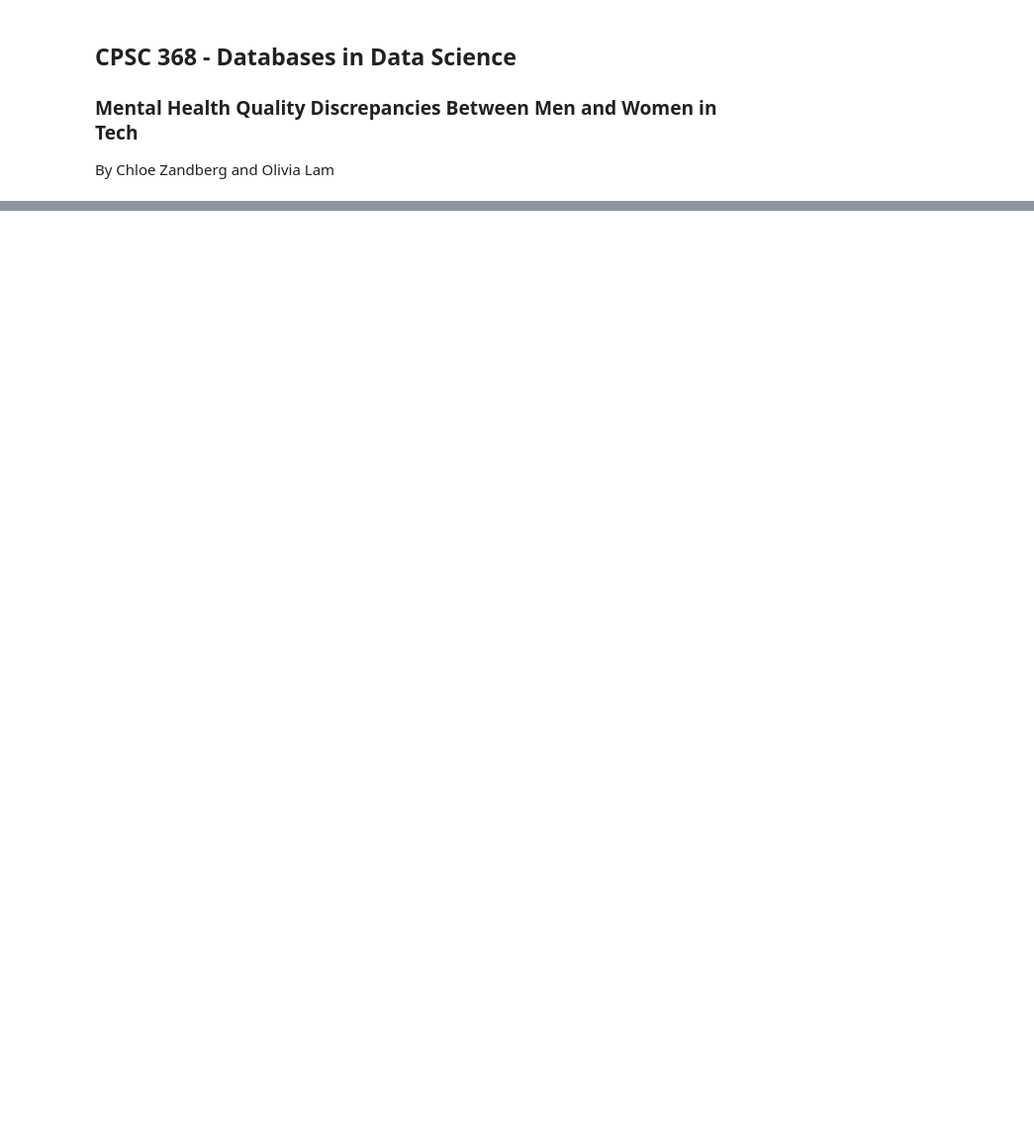
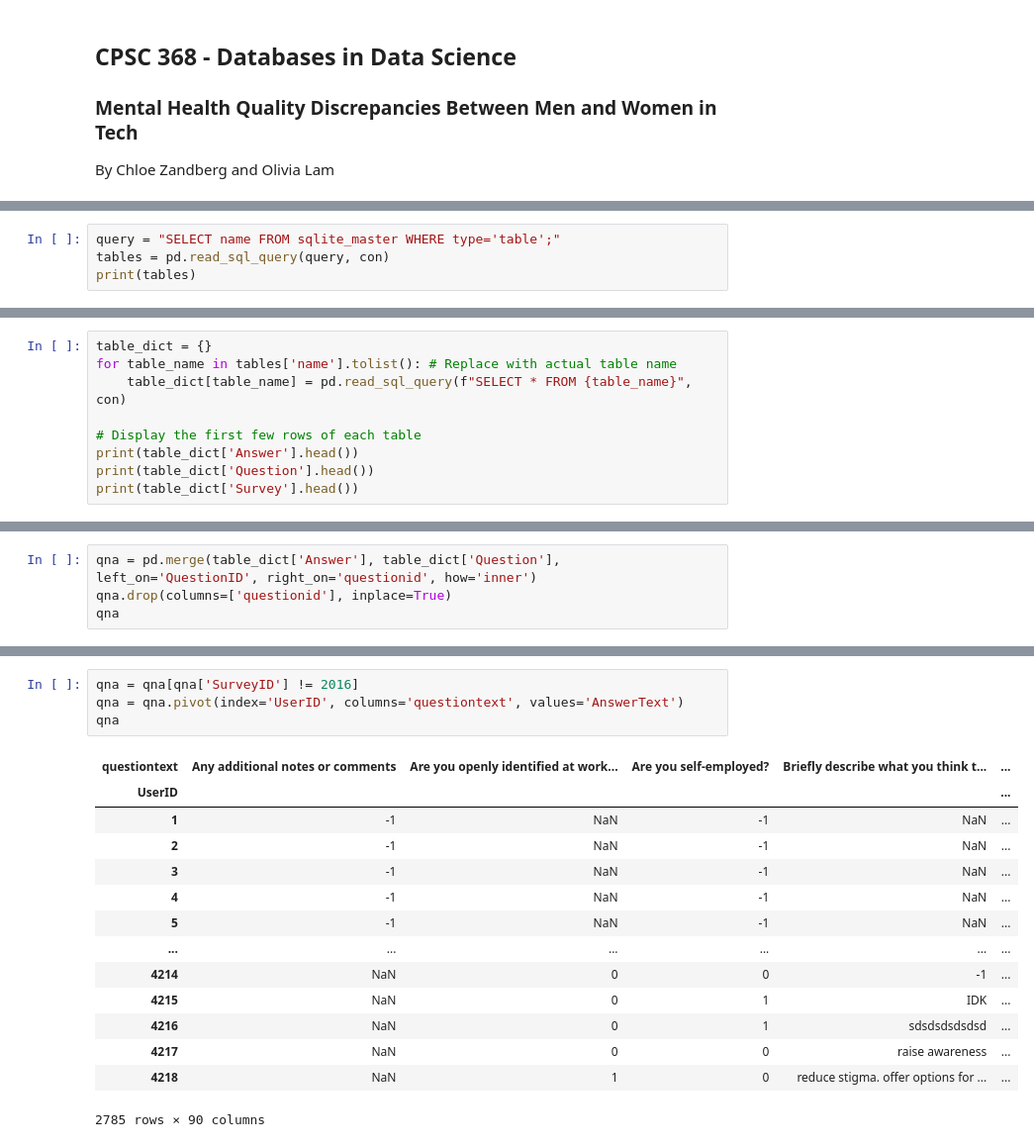
Before and after one commit to chloezandberg/cpsc368, a Jupyter notebook: cleaning-EDA.ipynb, the cells around one changed output, grey strips where cells are left out. Shown at 99% size. Cells and saved outputs as stored; diff of their text form; blank space fills up the shorter version.

```diff
--- a/cleaning-EDA.ipynb
+++ b/cleaning-EDA.ipynb
@@ -29,0 +27,4 @@ con = sql.connect("mental_health.sqlite") # create connection object to database
+# %%
+query = "SELECT name FROM sqlite_master WHERE type='table';"
+tables = pd.read_sql_query(query, con)
+print(tables)
@@ -29,0 +39,9 @@ con = sql.connect("mental_health.sqlite") # create connection object to database
+# %%
+table_dict = {}
+for table_name in tables['name'].tolist(): # Replace with actual table name
+    table_dict[table_name] = pd.read_sql_query(f"SELECT * FROM {table_name}", con)
+
+# Display the first few rows of each table
+print(table_dict['Answer'].head())
+print(table_dict['Question'].head())
+print(table_dict['Survey'].head())
@@ -29,0 +71,4 @@ con = sql.connect("mental_health.sqlite") # create connection object to database
+# %%
+qna = pd.merge(table_dict['Answer'], table_dict['Question'], left_on='QuestionID', right_on='questionid', how='inner')
+qna.drop(columns=['questionid'], inplace=True)
+qna
@@ -29,0 +97,19 @@ con = sql.connect("mental_health.sqlite") # create connection object to database
+# %%
+qna = qna[qna['SurveyID'] != 2016]
+qna = qna.pivot(index='UserID', columns='questiontext', values='AnswerText')
+qna
+# %% [output]
+| questiontext | Any additional notes or comments | Are you openly identified at work... | Are you self-employed? | Briefly describe what you think t... | ... |
+| UserID |  |  |  |  | ... |
+| 1 | -1 | NaN | -1 | NaN | ... |
+| 2 | -1 | NaN | -1 | NaN | ... |
+| 3 | -1 | NaN | -1 | NaN | ... |
+| 4 | -1 | NaN | -1 | NaN | ... |
+| 5 | -1 | NaN | -1 | NaN | ... |
+| ... | ... | ... | ... | ... | ... |
+| 4214 | NaN | 0 | 0 | -1 | ... |
+| 4215 | NaN | 0 | 1 | IDK | ... |
+| 4216 | NaN | 0 | 1 | sdsdsdsdsdsd | ... |
+| 4217 | NaN | 0 | 0 | raise awareness | ... |
+| 4218 | NaN | 1 | 0 | reduce stigma. offer options for ... | ... |
+2785 rows × 90 columns
```
Also changed, not shown: parts of 35 cells of this notebook.
